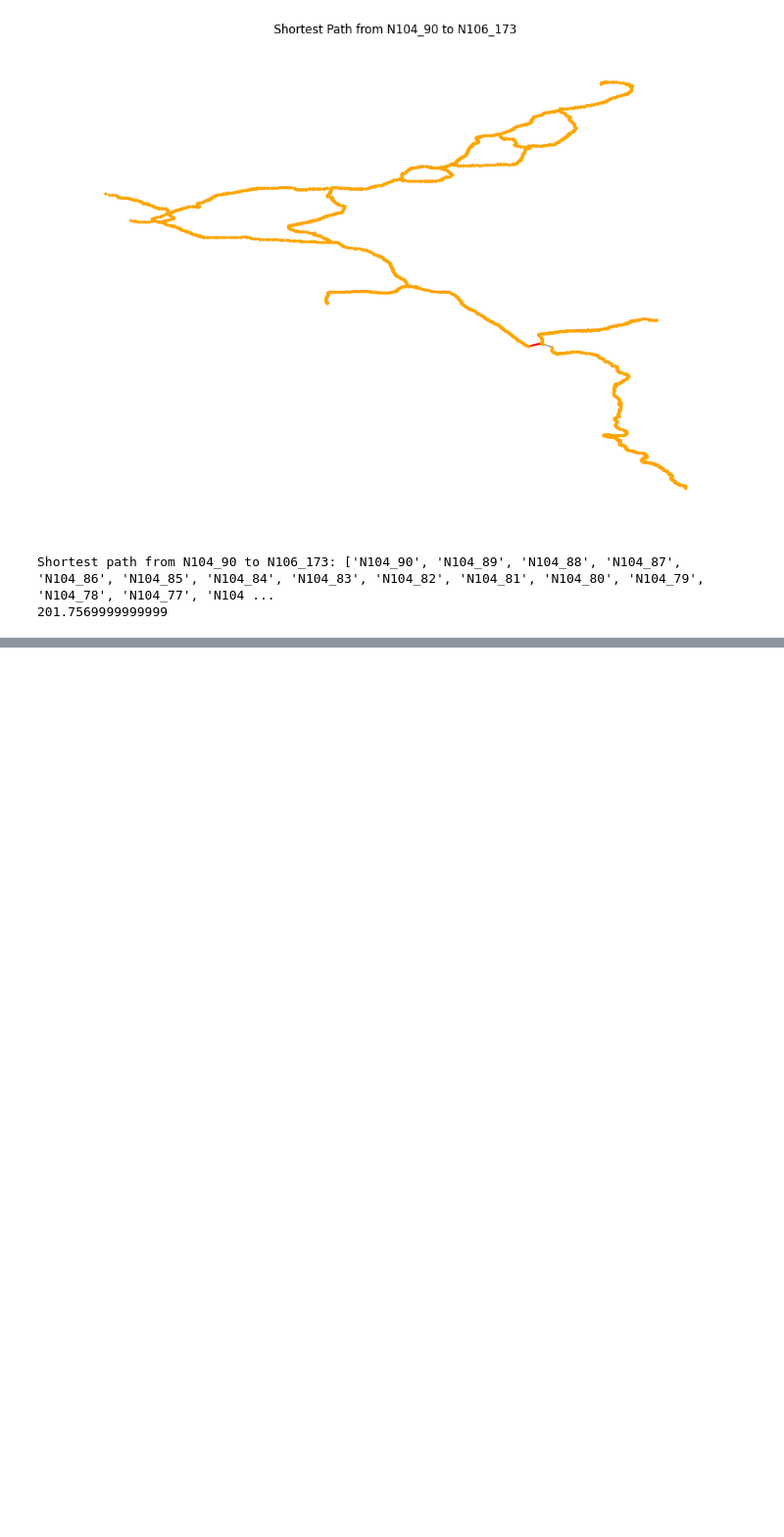
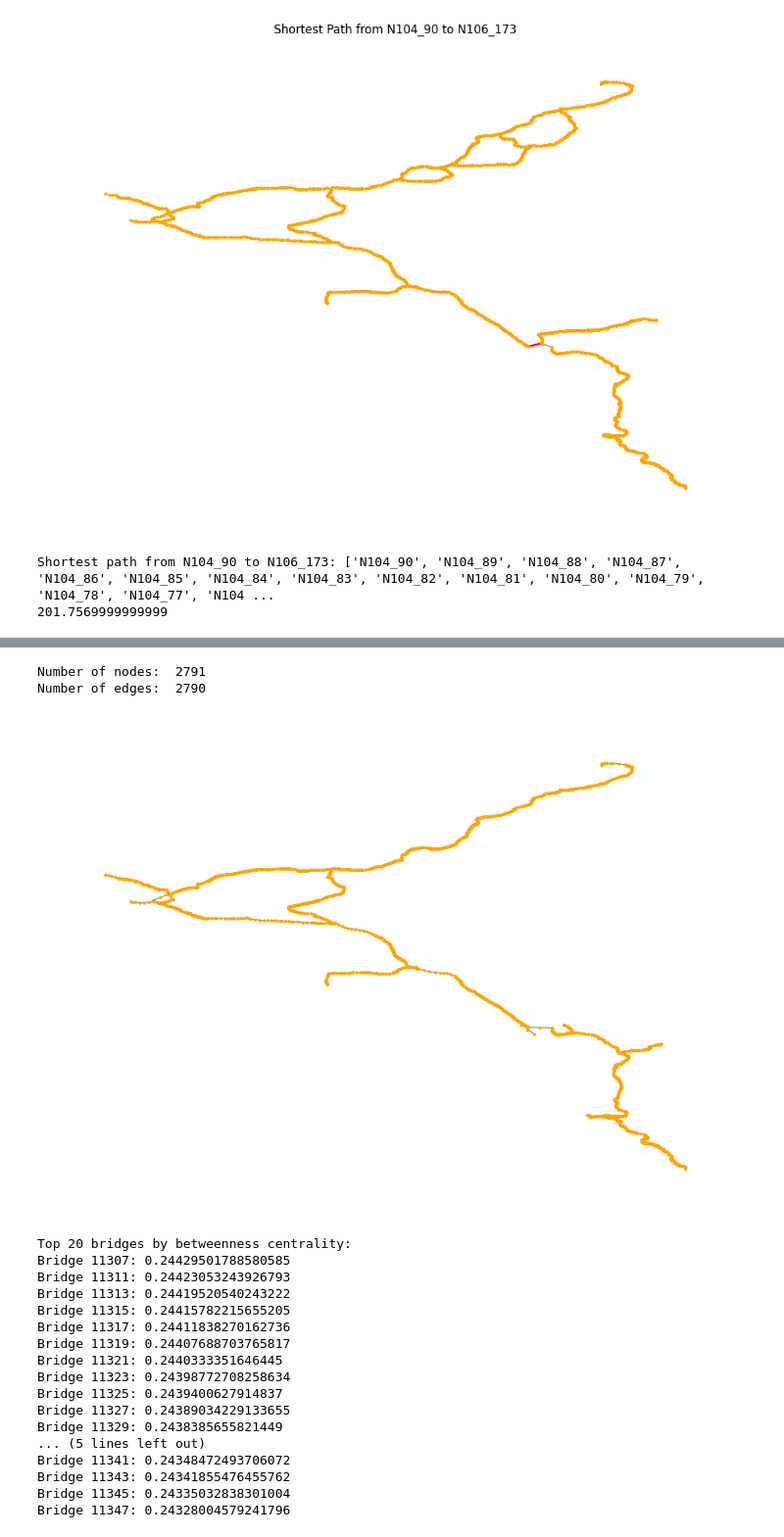
Before and after one commit to daniela1998/Advanced-Simulation-Assignments, a Jupyter notebook: Yao/Assignment_Yao/EPA1352-G16-A4-data scraping/notebook/network_Yao.ipynb, the cells around one changed output, grey strips where cells are left out. Shown at 98% size. Cells and saved outputs as stored; diff of their text form; code cells hidden in the pictures; blank space fills up the shorter version.

```diff
--- a/Yao/Assignment_Yao/EPA1352-G16-A4-data scraping/notebook/network_Yao.ipynb
+++ b/Yao/Assignment_Yao/EPA1352-G16-A4-data scraping/notebook/network_Yao.ipynb
@@ -188,0 +224,23 @@ Driving distance list: [497.8979999999981, 117.47199999999992, 345.0799999999986
+# %%
+betweenness_centrality(df_road)
+# %% [output]
+Number of nodes:  2791
+Number of edges:  2790
+[figure, added]
+Top 20 bridges by betweenness centrality:
+Bridge 11307: 0.24429501788580585
+Bridge 11311: 0.24423053243926793
+Bridge 11313: 0.24419520540243222
+Bridge 11315: 0.24415782215655205
+Bridge 11317: 0.24411838270162736
+Bridge 11319: 0.24407688703765817
+Bridge 11321: 0.2440333351646445
+Bridge 11323: 0.24398772708258634
+Bridge 11325: 0.2439400627914837
+Bridge 11327: 0.24389034229133655
+Bridge 11329: 0.2438385655821449
+... (5 lines left out)
+Bridge 11341: 0.24348472493706072
+Bridge 11343: 0.24341855476455762
+Bridge 11345: 0.24335032838301004
+Bridge 11347: 0.24328004579241796
```
Also changed, not shown: parts of 13 cells of this notebook, 1 other file.
